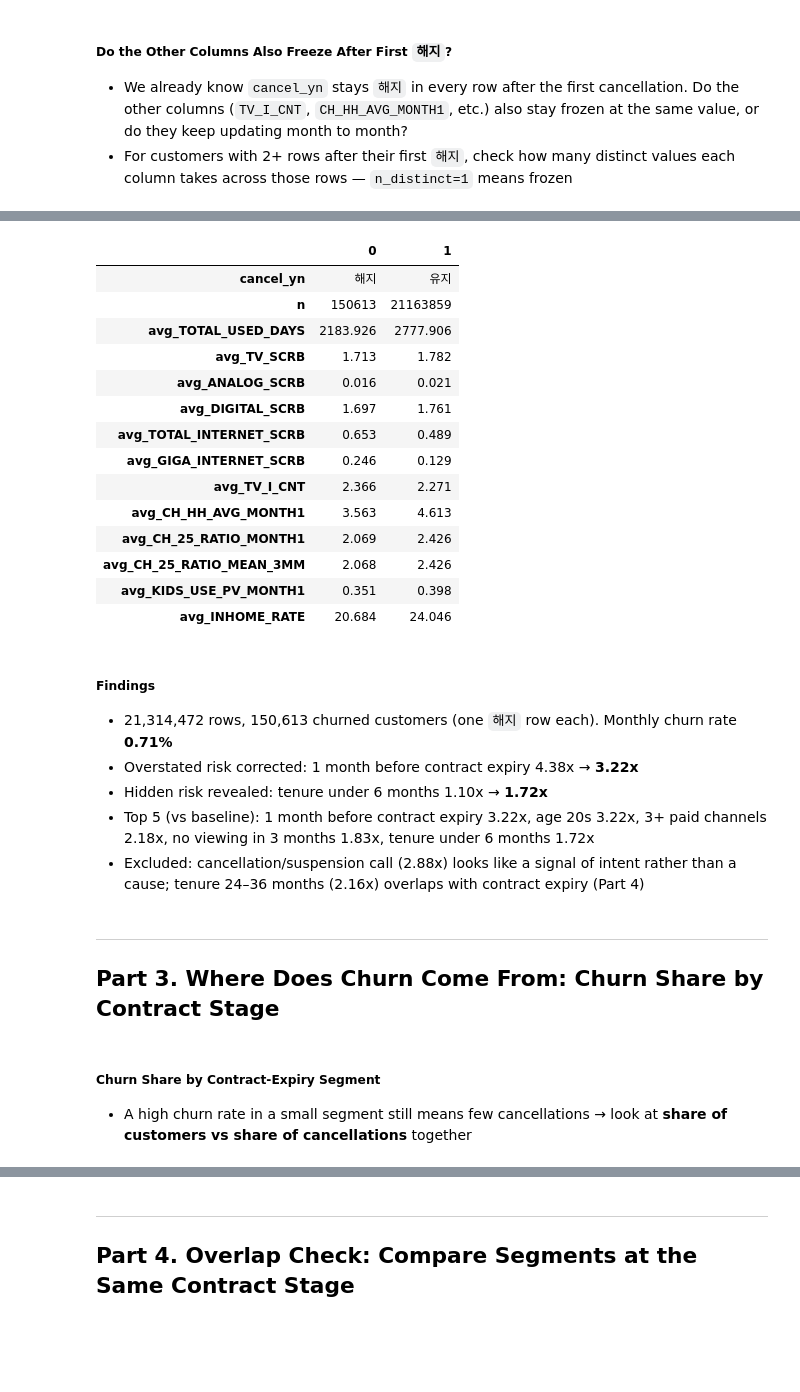
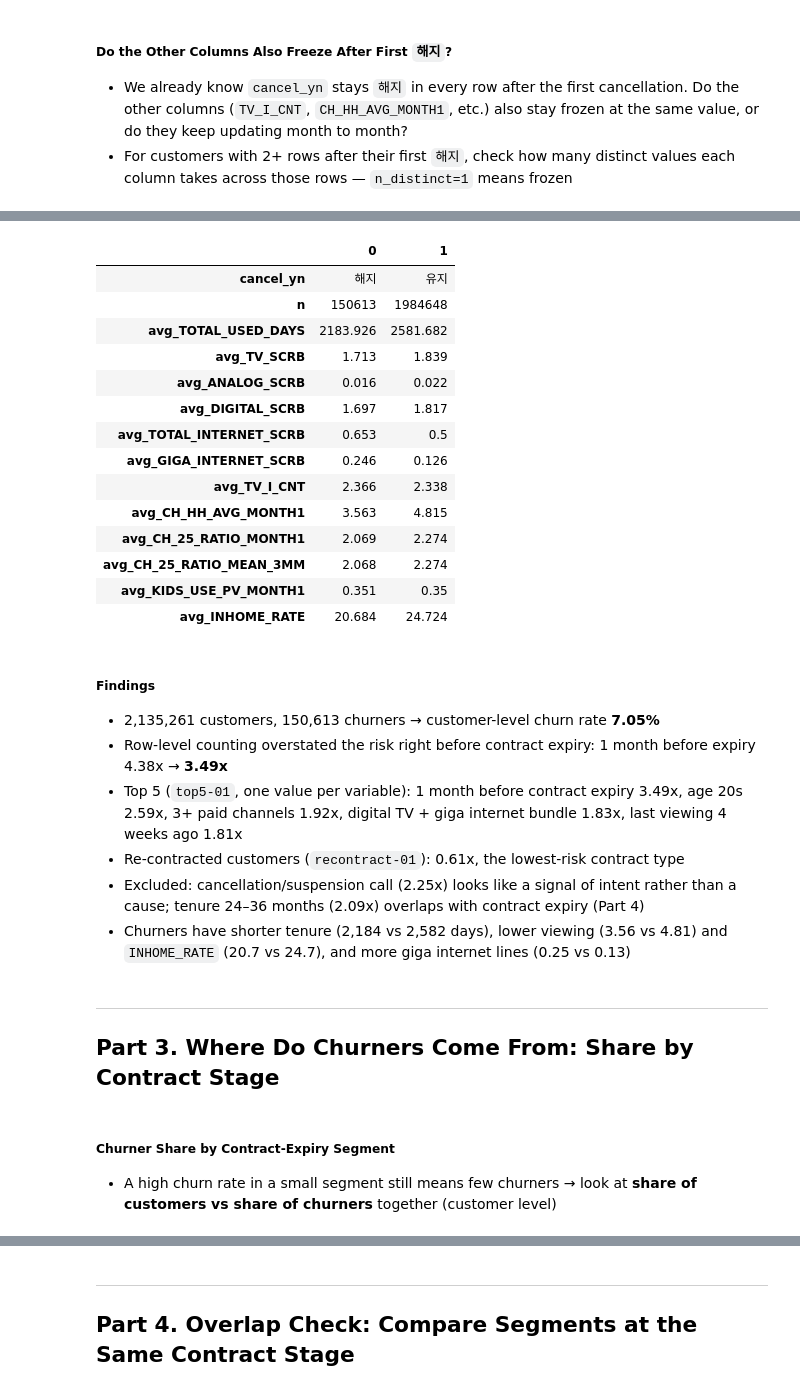
Before and after one commit to IsabelKwon/lg-hellovision-data-quality-analysis, a Jupyter notebook: 06_churn_factors.ipynb, the cells around one changed output, grey strips where cells are left out. Cells and saved outputs as stored; diff of their text form; code cells hidden in the pictures; blank space fills up the shorter version.

```diff
--- a/06_churn_factors.ipynb
+++ b/06_churn_factors.ipynb
@@ -465,47 +516,56 @@ compare_trunc.head(30)
 # %%
 numeric_cols = [
     "TOTAL_USED_DAYS", "TV_SCRB", "ANALOG_SCRB", "DIGITAL_SCRB",
     "TOTAL_INTERNET_SCRB", "GIGA_INTERNET_SCRB", "TV_I_CNT",
     "CH_HH_AVG_MONTH1", "CH_25_RATIO_MONTH1", "CH_25_RATIO_MEAN_3MM",
     "KIDS_USE_PV_MONTH1", "INHOME_RATE",
 ]
-avg_exprs = ", ".join(f"round(avg({c}), 3) AS avg_{c}" for c in numeric_cols)
+avg_exprs = ""
+for c in numeric_cols:
+    avg_part = "avg(" + c + ")"
+    round_part = "round(" + avg_part + ", 3)"
+    expr = round_part + " AS avg_" + c
+    if avg_exprs == "":
+        avg_exprs = expr
+    else:
+        avg_exprs = avg_exprs + ", " + expr
 
 numeric_churn_scan_trunc = duckdb.sql(f"""
     SELECT cancel_yn, count(*) AS n, {avg_exprs}
     FROM churn_base
     GROUP BY cancel_yn
 """).df()
 
 numeric_churn_scan_trunc.T
 # %% [output]
 |  | 0 | 1 |
 | cancel_yn | 해지 | 유지 |
-| n | 150613 | 21163859 |
-| avg_TOTAL_USED_DAYS | 2183.926 | 2777.906 |
-| avg_TV_SCRB | 1.713 | 1.782 |
-| avg_ANALOG_SCRB | 0.016 | 0.021 |
-| avg_DIGITAL_SCRB | 1.697 | 1.761 |
-| avg_TOTAL_INTERNET_SCRB | 0.653 | 0.489 |
-| avg_GIGA_INTERNET_SCRB | 0.246 | 0.129 |
-| avg_TV_I_CNT | 2.366 | 2.271 |
-| avg_CH_HH_AVG_MONTH1 | 3.563 | 4.613 |
-| avg_CH_25_RATIO_MONTH1 | 2.069 | 2.426 |
-| avg_CH_25_RATIO_MEAN_3MM | 2.068 | 2.426 |
-| avg_KIDS_USE_PV_MONTH1 | 0.351 | 0.398 |
-| avg_INHOME_RATE | 20.684 | 24.046 |
+| n | 150613 | 1984648 |
+| avg_TOTAL_USED_DAYS | 2183.926 | 2581.682 |
+| avg_TV_SCRB | 1.713 | 1.839 |
+| avg_ANALOG_SCRB | 0.016 | 0.022 |
+| avg_DIGITAL_SCRB | 1.697 | 1.817 |
+| avg_TOTAL_INTERNET_SCRB | 0.653 | 0.5 |
+| avg_GIGA_INTERNET_SCRB | 0.246 | 0.126 |
+| avg_TV_I_CNT | 2.366 | 2.338 |
+| avg_CH_HH_AVG_MONTH1 | 3.563 | 4.815 |
+| avg_CH_25_RATIO_MONTH1 | 2.069 | 2.274 |
+| avg_CH_25_RATIO_MEAN_3MM | 2.068 | 2.274 |
+| avg_KIDS_USE_PV_MONTH1 | 0.351 | 0.35 |
+| avg_INHOME_RATE | 20.684 | 24.724 |
 # %% [markdown]
 ##### Findings
-- 21,314,472 rows, 150,613 churned customers (one `해지` row each). Monthly churn rate **0.71%**
-- Overstated risk corrected: 1 month before contract expiry 4.38x → **3.22x**
-- Hidden risk revealed: tenure under 6 months 1.10x → **1.72x**
-- Top 5 (vs baseline): 1 month before contract expiry 3.22x, age 20s 3.22x, 3+ paid channels 2.18x, no viewing in 3 months 1.83x, tenure under 6 months 1.72x
-- Excluded: cancellation/suspension call (2.88x) looks like a signal of intent rather than a cause; tenure 24–36 months (2.16x) overlaps with contract expiry (Part 4)
+- 2,135,261 customers, 150,613 churners → customer-level churn rate **7.05%**
+- Row-level counting overstated the risk right before contract expiry: 1 month before expiry 4.38x → **3.49x**
+- Top 5 (`top5-01`, one value per variable): 1 month before contract expiry 3.49x, age 20s 2.59x, 3+ paid channels 1.92x, digital TV + giga internet bundle 1.83x, last viewing 4 weeks ago 1.81x
+- Re-contracted customers (`recontract-01`): 0.61x, the lowest-risk contract type
+- Excluded: cancellation/suspension call (2.25x) looks like a signal of intent rather than a cause; tenure 24–36 months (2.09x) overlaps with contract expiry (Part 4)
+- Churners have shorter tenure (2,184 vs 2,582 days), lower viewing (3.56 vs 4.81) and `INHOME_RATE` (20.7 vs 24.7), and more giga internet lines (0.25 vs 0.13)
 # %% [markdown]
 ---
 
-## Part 3. Where Does Churn Come From: Churn Share by Contract Stage
+## Part 3. Where Do Churners Come From: Share by Contract Stage
 # %% [markdown]
-##### Churn Share by Contract-Expiry Segment
-- A high churn rate in a small segment still means few cancellations → look at **share of customers vs share of cancellations** together
+##### Churner Share by Contract-Expiry Segment
+- A high churn rate in a small segment still means few churners → look at **share of customers vs share of churners** together (customer level)
 # %%
```
Also changed, not shown: parts of 35 cells of this notebook, 1 other file.
